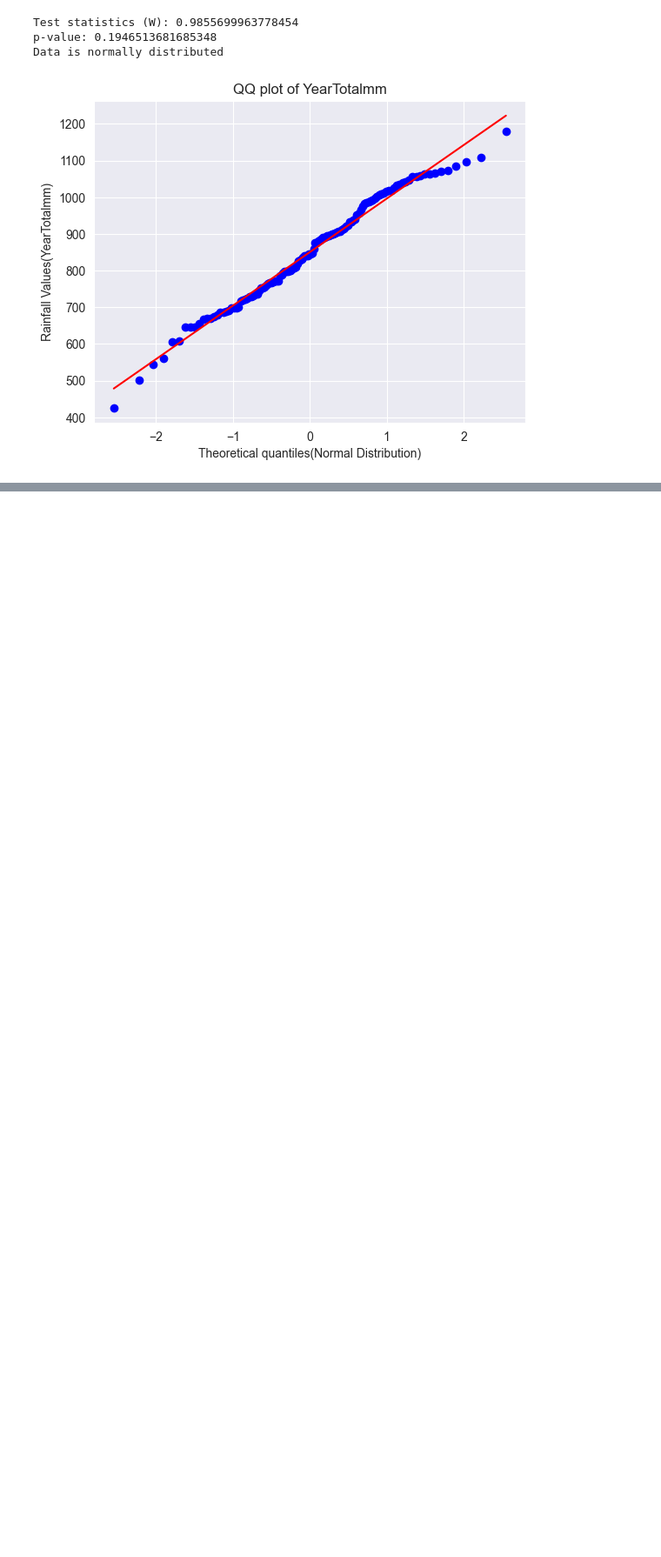
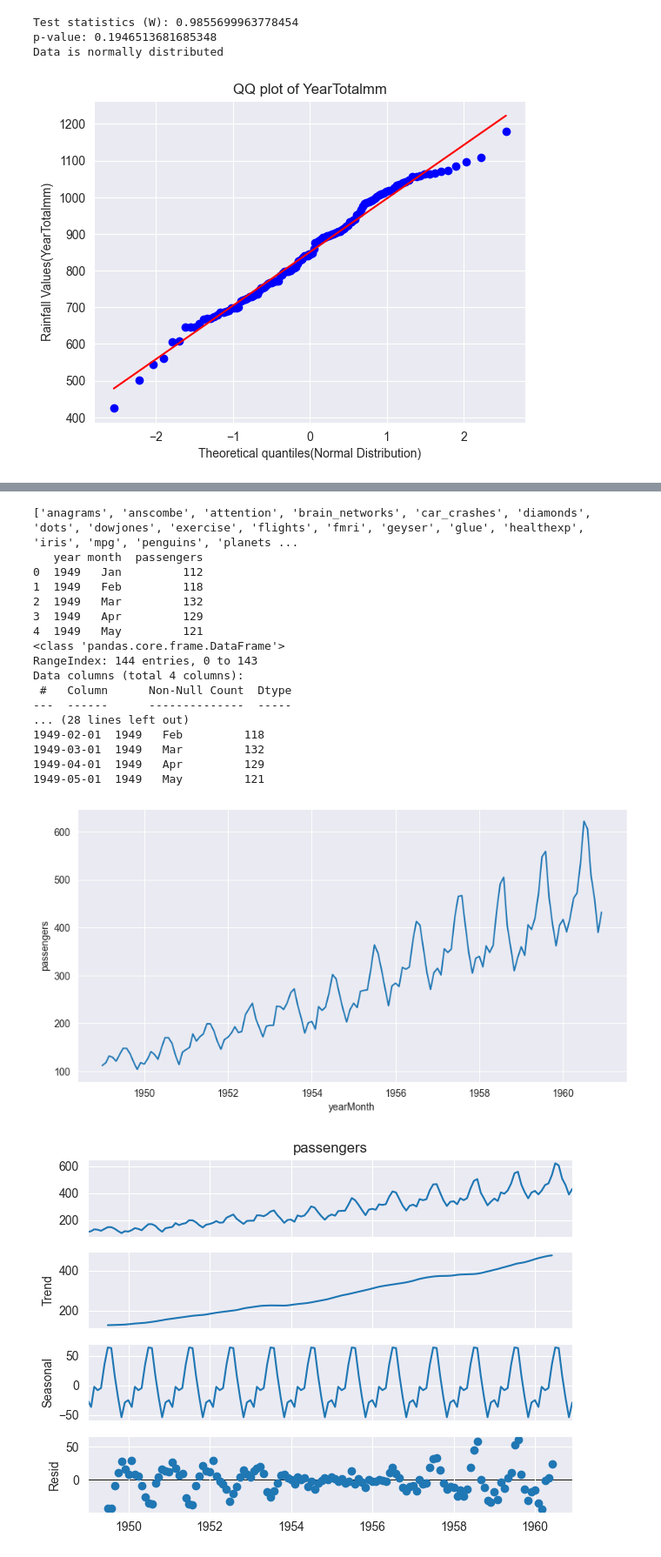
Before and after one commit to Learner0197/Programming_Practice, a Jupyter notebook: DataAnalytics/Day2/Theory.ipynb, the cells around one changed output, grey strips where cells are left out. Shown at 87% size. Cells and saved outputs as stored; diff of their text form; code cells hidden in the pictures; blank space fills up the shorter version.

```diff
--- a/DataAnalytics/Day2/Theory.ipynb
+++ b/DataAnalytics/Day2/Theory.ipynb
@@ -1240,0 +1290,52 @@ Data is normally distributed
+# %%
+import pandas as pd
+import numpy as np
+import seaborn as sns
+import matplotlib.pyplot as plt
+
+print(sns.get_dataset_names())
+
+df = sns.load_dataset('flights')
+print(df.head()) #We only get year and month for the date. We also need Day
+
+#Convert the date to a YYYY-MM-DD format in a new column names yearMonth
+df['yearMonth'] = "01-"+df['month'].astype(str)+"-"+df['year'].astype(str)
+print(df.info())
+
+#yearMonth is of type object - we may have problems later, so convert it into datetime
+df['yearMonth'] = pd.to_datetime(df['yearMonth'])
+print(df.info())
+print(df.head())
+
+#Make yearMonth column as the dataframe index
+df.set_index('yearMonth', inplace=True)
+print(df.head())
+
+plt.figure(figsize = (10,5))
+sns.lineplot(data=df, x=df.index, y=df.passengers)
+plt.show()
+
+from statsmodels.tsa.seasonal import seasonal_decompose
+decomposition = seasonal_decompose(df.passengers, period=12)
+fig = decomposition.plot()
+plt.show()
+# %% [output]
+['anagrams', 'anscombe', 'attention', 'brain_networks', 'car_crashes', 'diamonds', 'dots', 'dowjones', 'exercise', 'flights', 'fmri', 'geyser', 'glue', 'healthexp', 'iris', 'mpg', 'penguins', 'planets ...
+   year month  passengers
+0  1949   Jan         112
+1  1949   Feb         118
+2  1949   Mar         132
+3  1949   Apr         129
+4  1949   May         121
+<class 'pandas.core.frame.DataFrame'>
+RangeIndex: 144 entries, 0 to 143
+Data columns (total 4 columns):
+ #   Column      Non-Null Count  Dtype
+---  ------      --------------  -----
+... (28 lines left out)
+1949-02-01  1949   Feb         118
+1949-03-01  1949   Mar         132
+1949-04-01  1949   Apr         129
+1949-05-01  1949   May         121
+[figure, added]
+[figure, added]
```
Also changed, not shown: parts of 17 cells of this notebook, 1 other file.
